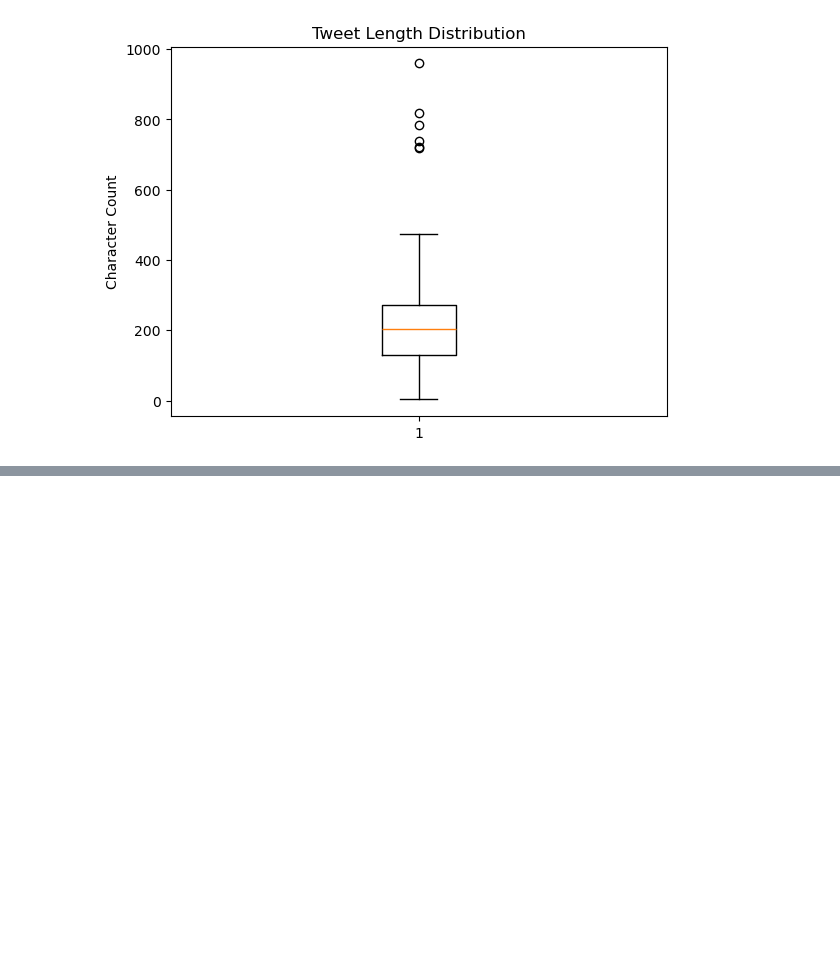
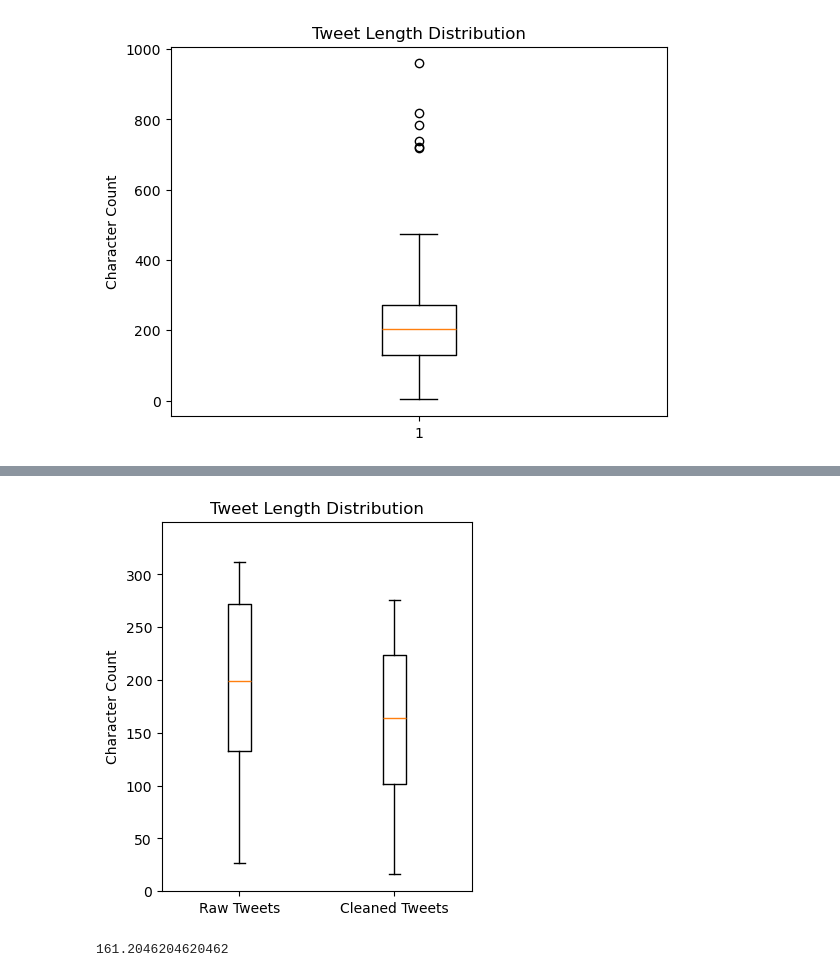
Before and after one commit to rrandev03/NLP_Final, a Jupyter notebook: 200_code/eda.ipynb, the cells around one changed output, grey strips where cells are left out. Cells and saved outputs as stored; diff of their text form; code cells hidden in the pictures; blank space fills up the shorter version.

```diff
--- a/200_code/eda.ipynb
+++ b/200_code/eda.ipynb
@@ -59,0 +145,3 @@ plt.show()
+# %%
+train_df = pd.read_csv("../100_data/102_processed/full_cleaned_df.csv")
+train_df
@@ -59,0 +162,5 @@ plt.show()
+# %%
+train_df.loc[train_df["Tweet_Content"].isna()]
+train_df["tweet_len"] = train_df["Tweet_Content"].str.len()
+train_df["clean_len"] = train_df["Cleaned_Tweets"].str.len()
+train_df
@@ -59,0 +181,17 @@ plt.show()
+# %%
+fig, ax = plt.subplots()
+
+ax.boxplot(
+    train_df[["tweet_len", "clean_len"]], labels=["Raw Tweets", "Cleaned Tweets"]
+)
+ax.set(ylim=(0, 350), yticks=np.arange(0, 350, 50))
+ax.set_title("Tweet Length Distribution")
+ax.set_ylabel("Character Count")
+fig.set_figwidth(4)
+plt.show()
+# %% [output]
+[figure, added]
+# %%
+train_df["clean_len"].mean()
+# %% [output]
+161.2046204620462
```
Also changed, not shown: parts of 20 cells of this notebook, 1 other file.
